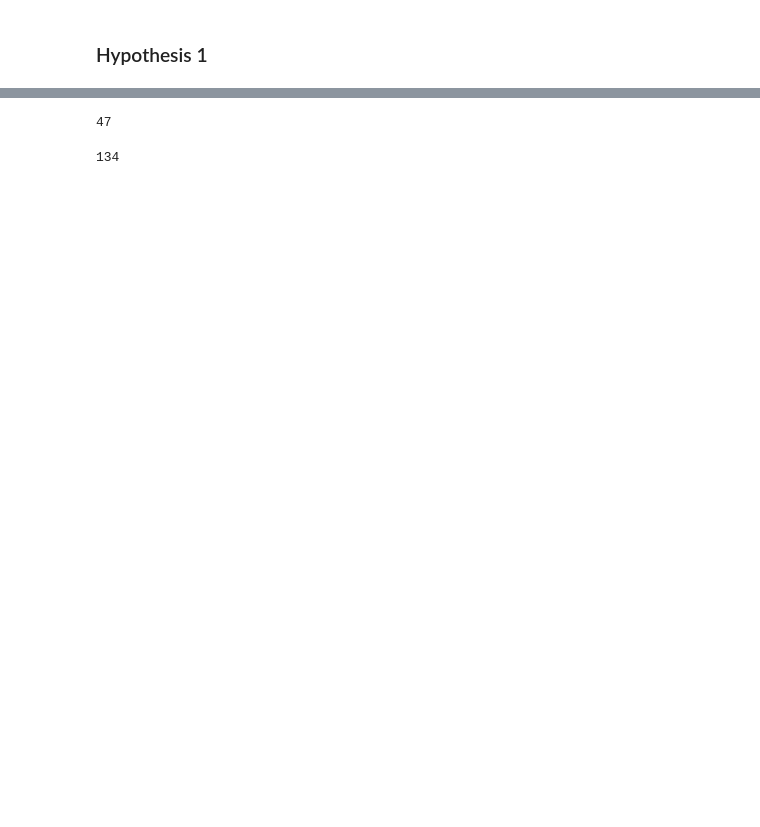
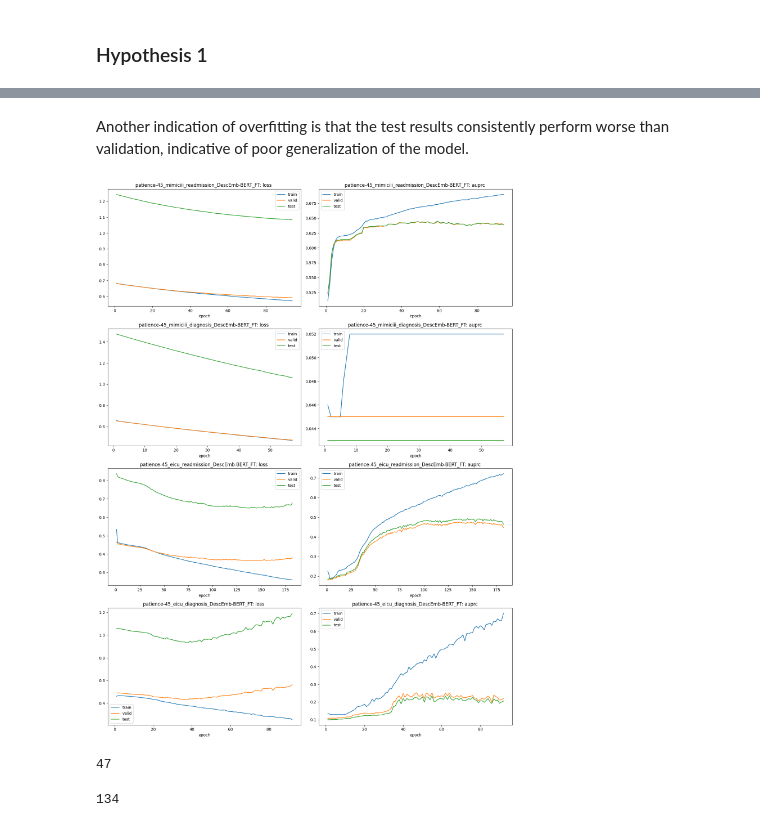
Before and after one commit to constantinkappel/dlh_project, a Jupyter notebook: 00_DL4H_Team_86_normank2_ajangid2_daniel43.ipynb, the cells around one changed output, grey strips where cells are left out. Drawn from its saved outputs; the diff is of its cells as text; code cells hidden in the pictures; blank space fills up the shorter version.

```diff
--- a/00_DL4H_Team_86_normank2_ajangid2_daniel43.ipynb
+++ b/00_DL4H_Team_86_normank2_ajangid2_daniel43.ipynb
@@ -864,3 +858,15 @@ plot_metrics(df_metrics, run=['outputs/2024-05-01/12-31-30', 'outputs/2024-04-13
+# %% [markdown]
+Another indication of overfitting is that the test results consistently perform worse than validation, indicative of poor generalization of the model.
+# %%
+plot_metrics(df_metrics, run=['outputs/2024-05-04/06-46-53',
+'outputs/2024-05-04/09-14-46',
+'outputs/2024-05-04/10-00-44',
+'outputs/2024-05-04/12-04-26',], metrics=['loss', 'auprc'], folds=['train', 'valid', 'test'], subtitles = ['patience-45_mimiciii_readmission_DescEmb-BERT_FT',
+             'patience-45_mimiciii_diagnosis_DescEmb-BERT_FT',
+             'patience-45_eicu_readmission_DescEmb-BERT_FT',
+             'patience-45_eicu_diagnosis_DescEmb-BERT_FT',])
+# %% [output]
+[figure, added]
 # %%
 get_best_epoch(df_metrics, run='outputs/2024-04-13/18-26-13', fold='valid')
 # %% [output]
```
Also changed, not shown: parts of 13 cells of this notebook, 53 other files.
